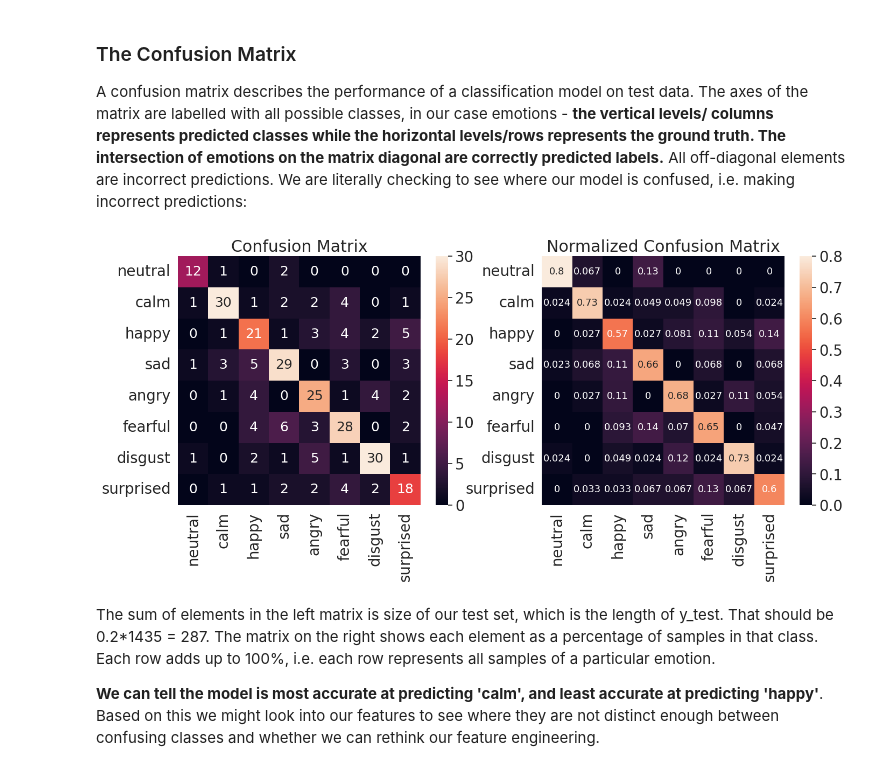
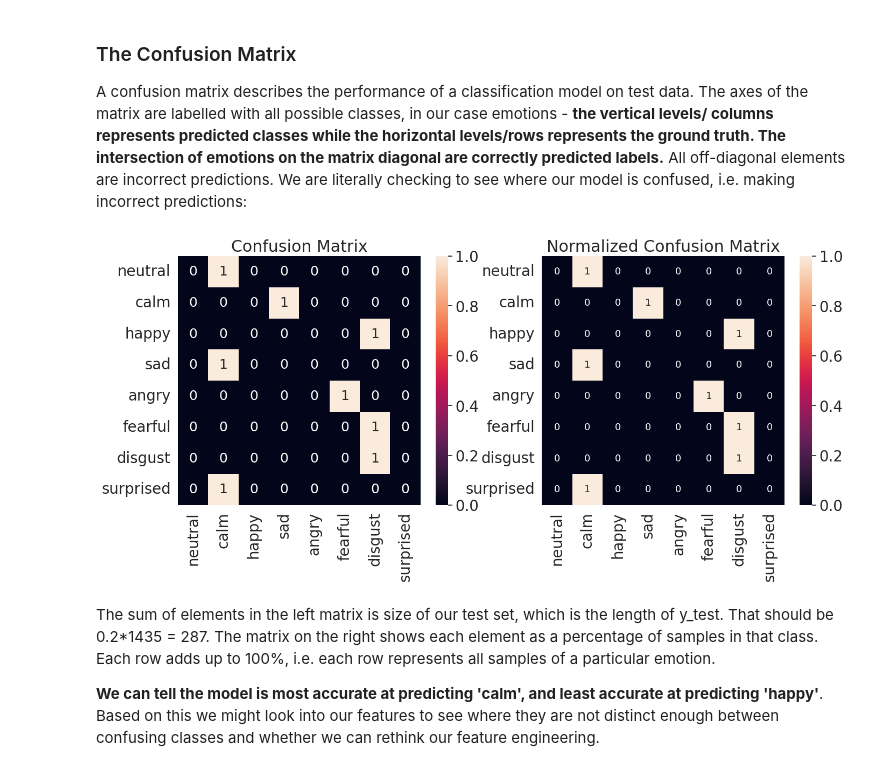
Before and after one commit to sama2015/Week4-NeuralNetworks, a Jupyter notebook: Week4__Neural_Networks.ipynb, the cells around one changed output. Saved outputs shown, nothing was run; the diff lists cells and outputs as text; code cells hidden in the pictures.

```diff
--- a/Week4__Neural_Networks.ipynb
+++ b/Week4__Neural_Networks.ipynb
@@ -198,8 +198,8 @@ Numerical features extracted per sample: 180
 # %% [markdown]
 Once saved you only need to load them later by running the cell below, and **skip every cell above** except for the one in which we import libraries.
 # %%
-features=pd.read_csv('/content/drive/MyDrive/featuresRavdess.csv',index_col=0)
-emotions=pd.read_csv('/content/drive/MyDrive/emotionsRavdess.csv',index_col=0)
+features=pd.read_csv('/content/drive/MyDrive/MEfeatures.csv',index_col=0)
+emotions=pd.read_csv('/content/drive/MyDrive/MEemotions.csv',index_col=0)
 # %% [markdown]
 Let's see what the features we extracted look like:
 # %%
@@ -497,7 +497,7 @@ parameter_space = {
     # A single hidden layer of size between 8 (output classes) and 180 (input features) neurons is most probable
     # It's a bad idea at guessing the number of hidden layers to have
     # ...but we'll give 2 and 3 hidden layers a shot to reaffirm our suspicions that 1 is best
-    'hidden_layer_sizes': [(300,),(100,50,), (200,70)],
+    'hidden_layer_sizes': [(180,), (300,),(100,50,)],
     'activation': ['relu', 'logistic'],
     'solver': ['sgd', 'adam'],
     'alpha': [0.001, 0.01],
@@ -605,38 +591,36 @@ from sklearn.metrics import confusion_matrix
 import seaborn as sn # I like seaborn's confusion matrix over sklearn's default
 
 # get predictions on test set
-test_emotion_predictions = model.predict(X_test)
-test_emotion_groundtruth = y_test
-
-#Replicate test set for Actor 25
+test_emotion_predictions = model.predict(features)
+test_emotion_groundtruth = emotions
 
 # set labels for matrix axes from emotions
 emotion_list =['neutral','calm','happy','sad','angry','fearful','disgust','surprised']
 emotion_name = [emotion for emotion in emotion_list]
 
 # build confusion matrix and normalized confusion matrix
 conf_matrix = confusion_matrix(test_emotion_groundtruth, test_emotion_predictions, labels=emotion_list)
 conf_matrix_norm = confusion_matrix(test_emotion_groundtruth, test_emotion_predictions,normalize='true', labels=emotion_list)
 
 
 
 # make a confusion matrix with labels using a DataFrame
 confmatrix_df = pd.DataFrame(conf_matrix, index=emotion_name, columns=emotion_name)
 confmatrix_df_norm = pd.DataFrame(conf_matrix_norm, index=emotion_name, columns=emotion_name)
 
 # plot confusion matrices
 plt.figure(figsize=(16,6))
 sn.set(font_scale=1.8) # emotion label and title size
 plt.subplot(1,2,1)
 plt.title('Confusion Matrix')
 sn.heatmap(confmatrix_df, annot=True, annot_kws={"size": 18}) #annot_kws is value font
 plt.subplot(1,2,2)
 plt.title('Normalized Confusion Matrix')
 sn.heatmap(confmatrix_df_norm, annot=True, annot_kws={"size": 13}) #annot_kws is value font
 
 plt.show()
 # %% [output]
-[figure, old version]
+[figure, new version]
 # %% [markdown]
 The sum of elements in the left matrix is size of our test set, which is the length of y_test. That should be 0.2*1435 = 287. The matrix on the right shows each element as a percentage of samples in that class. Each row adds up to 100%, i.e. each row represents all samples of a particular emotion.
 
```
Also changed, not shown: parts of 11 cells of this notebook.
